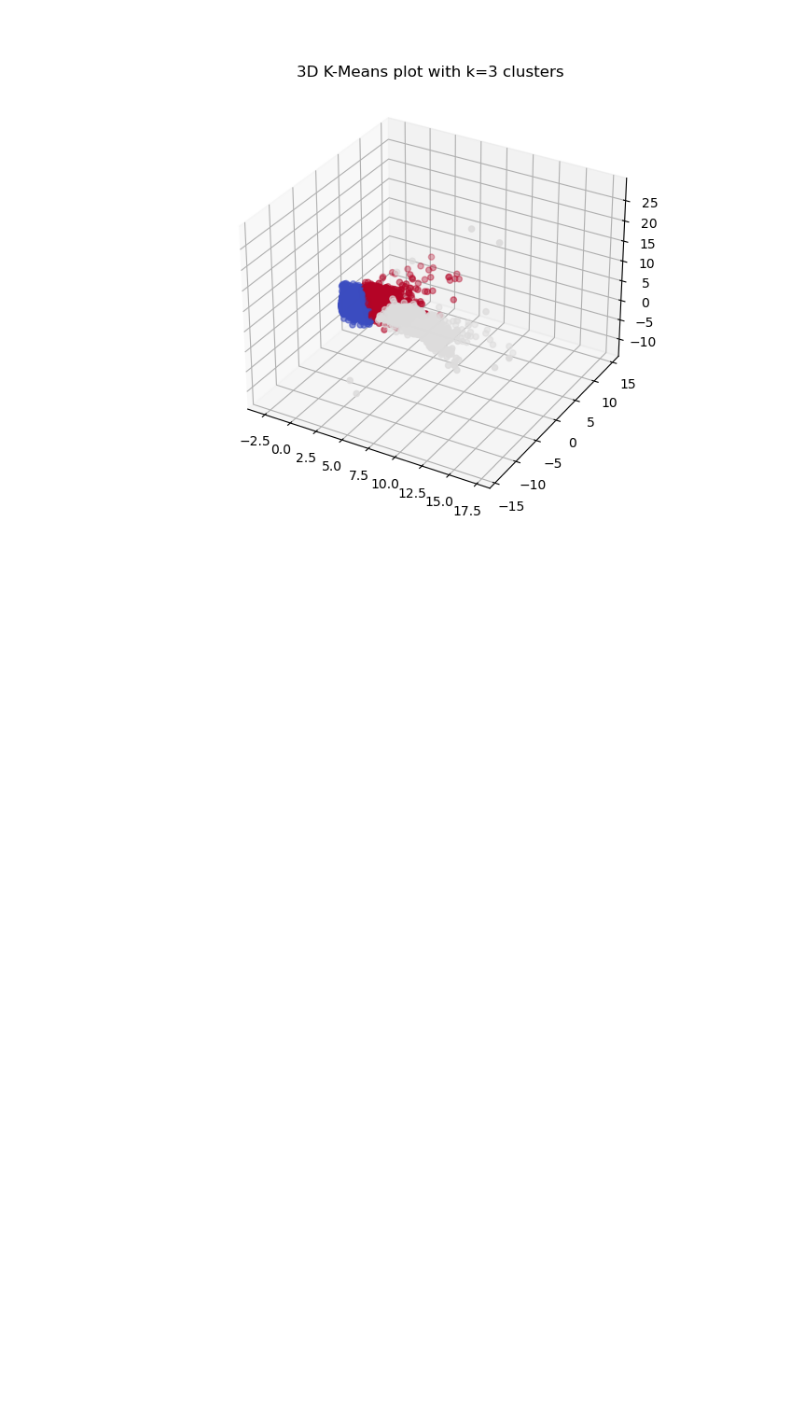
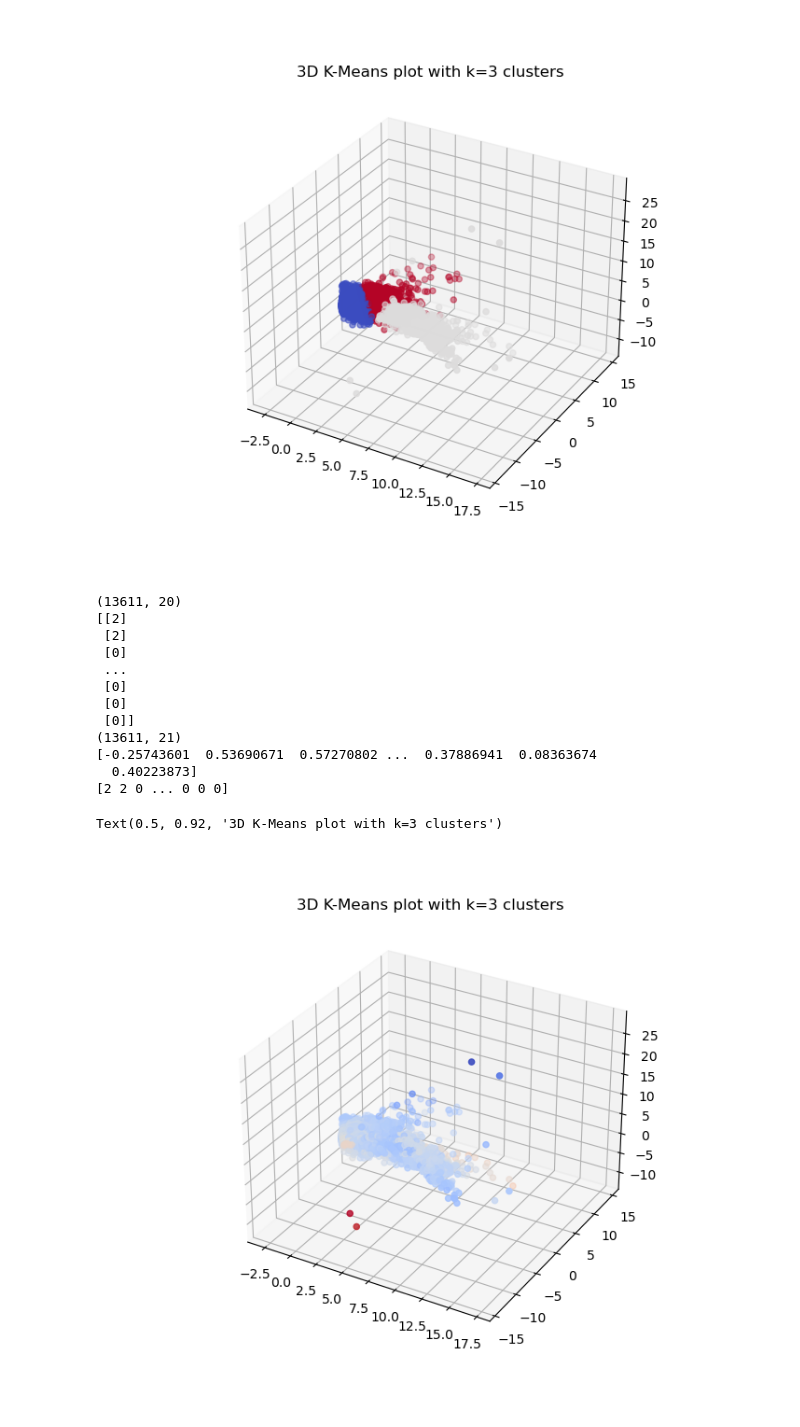
Before and after one commit to JinseiSteven/Phytoplankton-Prediction-Project, a Jupyter notebook: scripts/clustering.ipynb, the cells around one changed output. Drawn from its saved outputs; the diff is of its cells as text; code cells hidden in the pictures; blank space fills up the shorter version.

```diff
--- a/scripts/clustering.ipynb
+++ b/scripts/clustering.ipynb
@@ -225,8 +226,9 @@ Text(0, 0.5, 'Kmean Inertia')
 # %%
+%matplotlib widget
 # as can be seen above, the value of k=3 would be a fine value for the clustering
 optimal_clusters = 3
 
-abiotic_kmeans = KMeans(n_clusters=optimal_clusters)
+abiotic_kmeans = KMeans(n_clusters=optimal_clusters, n_init='auto')
 abiotic_kmeans.fit(low_dim_result)
 
 fig = plt.figure(figsize=(7, 6))
@@ -238,3 +240,35 @@ ax.set_title(f"3D K-Means plot with k={optimal_clusters} clusters")
 # %% [output]
 Text(0.5, 0.92, '3D K-Means plot with k=3 clusters')
 [figure]
+# %%
+fig = plt.figure(figsize=(7, 6))
+ax = fig.add_subplot(projection='3d')
+
+print(low_dim_result.shape)
+print(np.asarray(abiotic_kmeans.labels_).reshape(len(abiotic_kmeans.labels_), 1))
+
+low_dim_result = np.hstack((low_dim_result, np.asarray(abiotic_kmeans.labels_).reshape(len(abiotic_kmeans.labels_), 1)))
+
+print(low_dim_result.shape)
+
+print(low_dim_result[:, 3])
+print(abiotic_kmeans.labels_)
+
+ax.scatter(low_dim_result[:, 0], low_dim_result[:, 1], low_dim_result[:, 2], c=low_dim_result[:, 3], cmap='coolwarm')
+
+ax.set_title(f"3D K-Means plot with k={optimal_clusters} clusters")
+# %% [output]
+(13611, 20)
+[[2]
+ [2]
+ [0]
+ ...
+ [0]
+ [0]
+ [0]]
+(13611, 21)
+[-0.25743601  0.53690671  0.57270802 ...  0.37886941  0.08363674
+  0.40223873]
+[2 2 0 ... 0 0 0]
+Text(0.5, 0.92, '3D K-Means plot with k=3 clusters')
+[figure, added]
```
Also changed, not shown: parts of 4 cells of this notebook.
